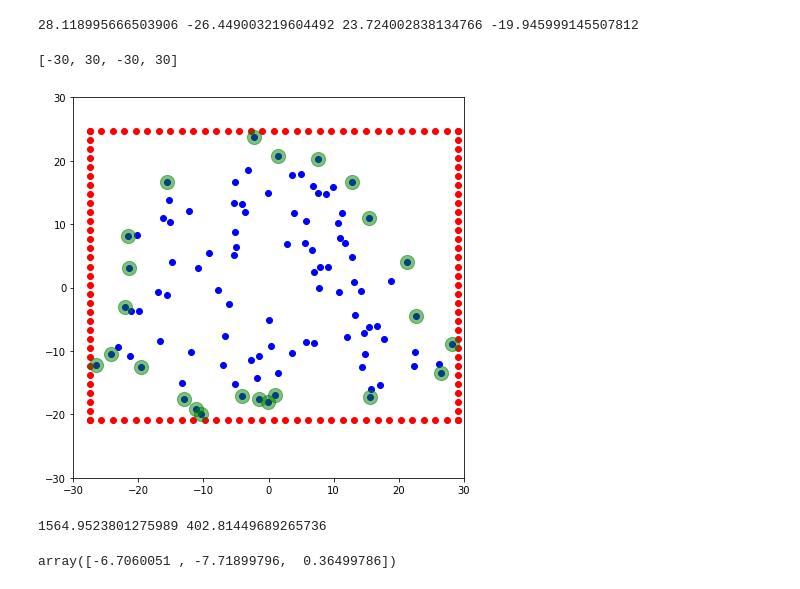
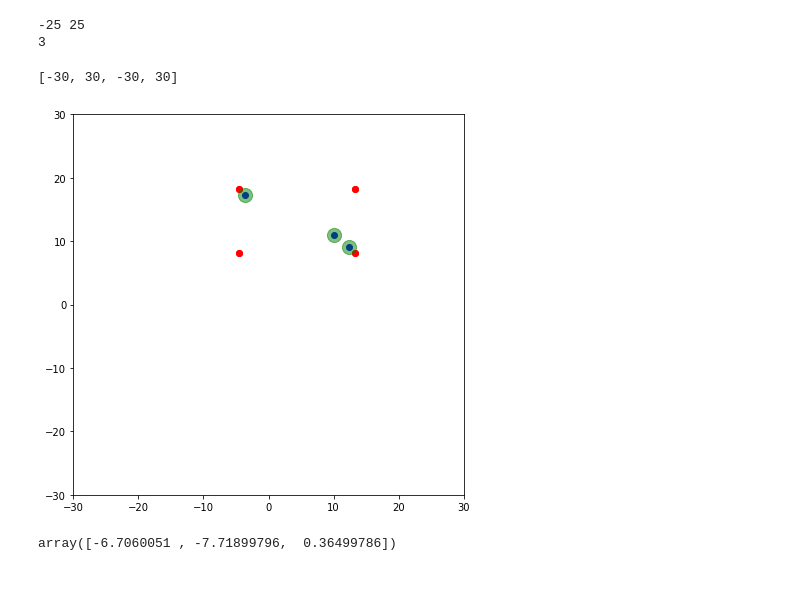
Before and after one commit to julianspaeth/transmembrane-identifier, a Jupyter notebook: q_value_calculation.ipynb, the cells around one changed output. Drawn from its saved outputs; the diff is of its cells as text; code cells hidden in the pictures.

```diff
--- a/q_value_calculation.ipynb
+++ b/q_value_calculation.ipynb
@@ -68,9 +142,8 @@ def position_model(model):
 # %%
-def make_slices(model, z_min):
+def make_slices(model, z_min, z_max):
     slices = {}
-    for i in range(z_min, -z_min):
+    for i in range(z_min, z_max):
         slices[i] = []
-
 
     for chain in model:
         for residue in chain:
@@ -82,7 +199,12 @@ def make_slices(model, z_min):
 # %%
 model = parse_PDB('./structures/pdb1u9j.pdb')
-model, ranges = position_model(model)
+model = position_model(model)
 
-z_min = int(round(-ranges[2]))
+z_min, z_max = get_z_bounds(model)
+print(z_min, z_max)
 
-slices = make_slices(model, z_min)
+
+slices = make_slices(model, z_min, z_max)
+# %% [output]
+-25 25
+3
@@ -119,52 +211,36 @@ def rectangle(slice_list, z):
-# %%
-def get_outer_atoms(slice_list, rectangle):
-    outer_atoms = set()
-    outer_atom_ids = []
-
-    for point in rectangle:
-        current_dists = []
-        for atom in slice_list:
-            current_dists.append(np.linalg.norm(point-atom.coord))
-
-        outer_atoms.add(slice_list[np.argmin(current_dists)])
-
-    for atom in list(outer_atoms):
-        outer_atom_ids.append(atom.serial_number)
-
-
-    return outer_atoms, outer_atom_ids
 # %%
+test_slice = -25
+
 xs = []
 ys = []
-for atom in slices[0]:
+for atom in slices[test_slice]:
     xs.append(atom.coord[0])
     ys.append(atom.coord[1])
 
 
 xs_rect = []
 ys_rect = []
-points = rectangle(slices[0], 0 + 0.5)
+points = rectangle_grid(slices[test_slice], test_slice + 0.5)
 
 for point in points:
     xs_rect.append(point[0])
     ys_rect.append(point[1])
 
 
 xs_out = []
 ys_out = []
-outer_atoms, outer_atom_ids = get_outer_atoms(slices[0], points)
+outer_atoms, outer_atom_ids = get_outer_atoms(slices[test_slice], points)
 
 for atom in list(outer_atoms):
     xs_out.append(atom.coord[0])
     ys_out.append(atom.coord[1])
 
 
 plt.figure(figsize=(7,7))
 plt.scatter(xs,ys, color="blue")
 plt.scatter(xs_rect, ys_rect, color="red")
 plt.scatter(xs_out, ys_out, color="green", s = 200, alpha=0.5)
 plt.axis([-30,30,-30,30])
 # %% [output]
-28.118995666503906 -26.449003219604492 23.724002838134766 -19.945999145507812
+[-30, 30, -30, 30]
-[-30, 30, -30, 30]
-[figure, old version]
+[figure, new version]
@@ -197,5 +246,0 @@ def hydrophobic_factor(slice_list, outer_atom_ids):
-# %%
-
-hydrophobic_factor(slices[0], outer_atom_ids)
-# %% [output]
-1564.9523801275989 402.81449689265736
```
Also changed, not shown: parts of 15 cells of this notebook.
